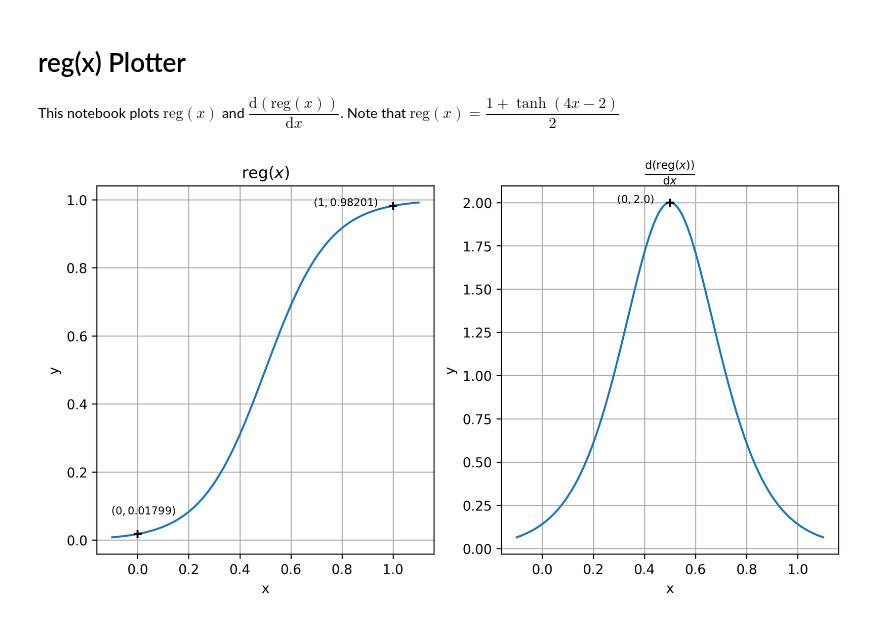
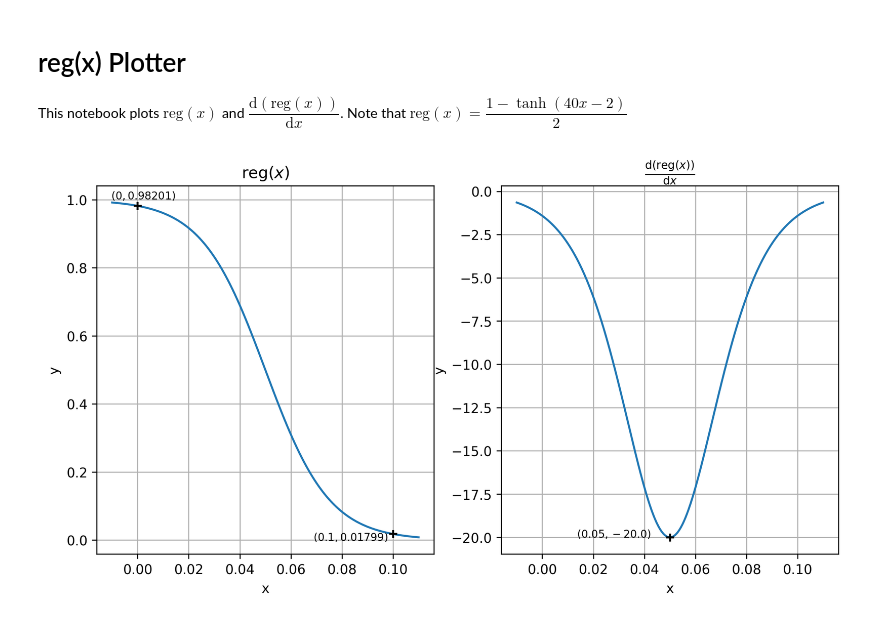
Before and after one commit to emforinfinityenergy/HiMCM2025, a Jupyter notebook: graphs/reg.ipynb, the cells around one changed output. Saved outputs shown, nothing was run; the diff lists cells and outputs as text; code cells hidden in the pictures.

```diff
--- a/graphs/reg.ipynb
+++ b/graphs/reg.ipynb
@@ -1,46 +1,46 @@
 # %% [markdown]
 # reg(x) Plotter
 This notebook plots $\text{reg}(x)$ and $\dfrac{\text{d}(\text{reg}(x))}{\text{d}x}$.
-Note that $\text{reg}(x)=\dfrac{1+\tanh(4x-2)}{2}$
+Note that $\text{reg}(x)=\dfrac{1-\tanh(40x-2)}{2}$
 # %%
 import numpy as np
 import matplotlib.pyplot as plt
 
-reg = lambda x: (1 + np.tanh(4 * x - 2)) / 2
-d_reg = lambda x: 2 * 1 / np.cosh(4 * x - 2) / np.cosh(4 * x - 2)
+reg = lambda x: (1 - np.tanh(40 * x - 2)) / 2
+d_reg = lambda x: -1 * 20 * 1 / np.cosh(40 * x - 2) / np.cosh(40 * x - 2)
 
 plt.figure(dpi=300, figsize=(10, 5))
 
 plt.subplot(1, 2, 1)
 plt.grid(True)
 plt.xlabel("x")
 plt.ylabel("y")
 plt.title(r"$\text{reg}(x)$")
 plt.scatter(0, reg(0), marker="+", color="black", zorder=10)
 plt.annotate(f'$(0, {round(reg(0), 5)})$',
              xy=(0, reg(0)), xycoords='data',
-             xytext=(-20, +15), textcoords='offset points', fontsize=8,
+             xytext=(-20, +5), textcoords='offset points', fontsize=8,
              )
-plt.scatter(1, reg(1), marker="+", color="black", zorder=10)
-plt.annotate(f'$(1, {round(reg(1), 5)})$',
-             xy=(1, reg(1)), xycoords='data',
-             xytext=(-60, 0), textcoords='offset points', fontsize=8,
+plt.scatter(0.1, reg(0.1), marker="+", color="black", zorder=10)
+plt.annotate(f'$(0.1, {round(reg(0.1), 5)})$',
+             xy=(0.1, reg(0.1)), xycoords='data',
+             xytext=(-60, -5), textcoords='offset points', fontsize=8,
              )
-plt.plot(np.linspace(-0.1, 1.1, 100000), reg(np.linspace(-0.1, 1.1, 100000)))
+plt.plot(np.linspace(-0.01, 0.11, 100000), reg(np.linspace(-0.01, 0.11, 100000)))
 
 plt.subplot(1, 2, 2)
 plt.grid(True)
 plt.xlabel("x")
 plt.ylabel("y")
 plt.title(r"$\frac{\text{d}(\text{reg}(x))}{\text{d}x}$")
-plt.scatter(0.5, d_reg(0.5), marker="+", color="black", zorder=10)
-plt.annotate(f'$(0, {round(d_reg(0.5), 5)})$',
-             xy=(0.5, d_reg(0.5)), xycoords='data',
-             xytext=(-40, 0), textcoords='offset points', fontsize=8,
+plt.scatter(0.05, d_reg(0.05), marker="+", color="black", zorder=10)
+plt.annotate(f'$(0.05, {round(d_reg(0.05), 5)})$',
+             xy=(0.05, d_reg(0.05)), xycoords='data',
+             xytext=(-70, 0), textcoords='offset points', fontsize=8,
              )
 
-plt.plot(np.linspace(-0.1, 1.1, 100000), d_reg(np.linspace(-0.1, 1.1, 100000)))
+plt.plot(np.linspace(-0.01, 0.11, 100000), d_reg(np.linspace(-0.01, 0.11, 100000)))
 
 plt.show()
 # %% [output]
-[figure, old version]
+[figure, new version]
```
Also changed, not shown: 3 other files.
